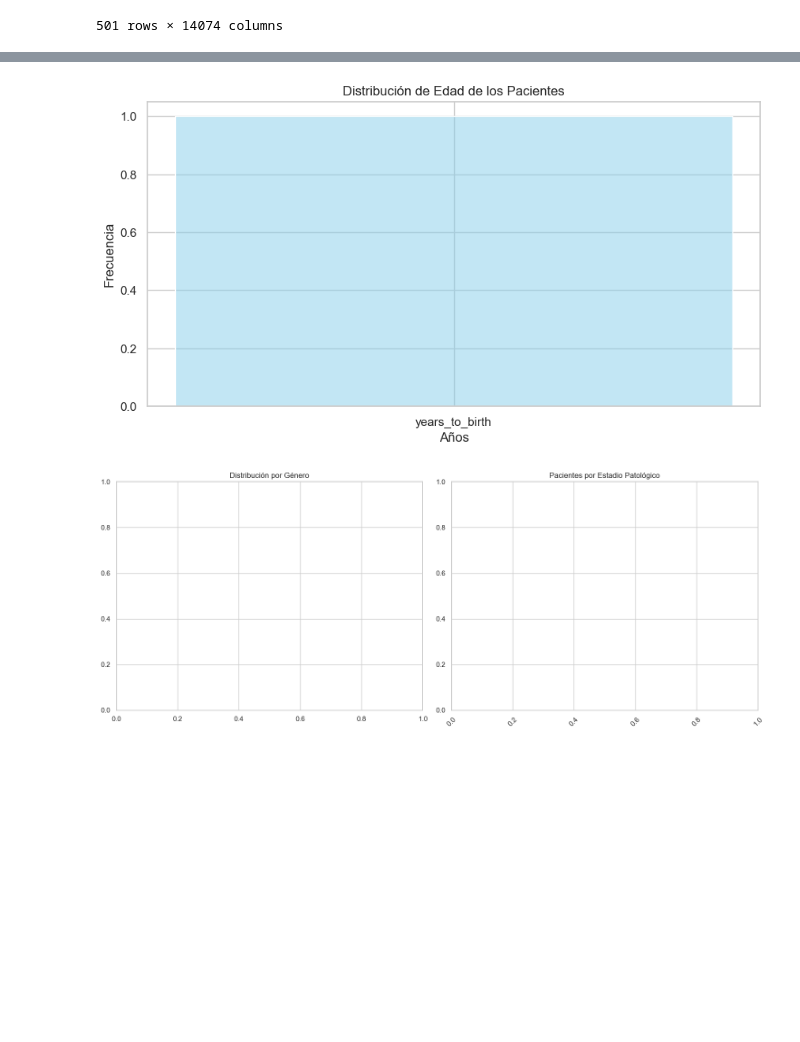
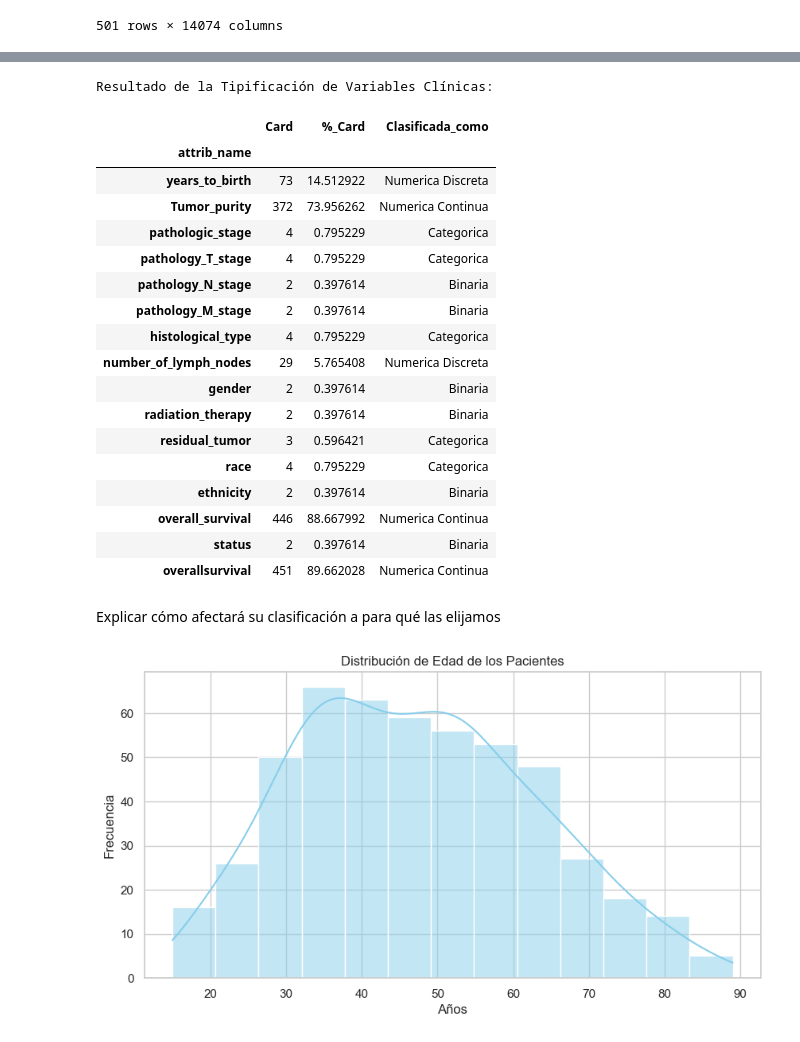
Before and after one commit to lolabarrios/Proyect_Break_EDA, a Jupyter notebook: codigo_EDA.ipynb, the cells around one changed output, grey strips where cells are left out. Drawn from its saved outputs; the diff is of its cells as text; code cells hidden in the pictures; blank space fills up the shorter version.

```diff
--- a/codigo_EDA.ipynb
+++ b/codigo_EDA.ipynb
@@ -129,0 +139,44 @@ import seaborn as sns
+# %%
+# Cálculo de la cardinalidad
+df_tipificacion = pd.DataFrame({
+    "Card": df_clinical.nunique(),
+    "%_Card": (df_clinical.nunique() / len(df_clinical)) * 100
+})
+
+# Aplicamos reglas de clasificación personalizadas
+# Partimos de la base de que casi todas parecen categóricas
+df_tipificacion["Clasificada_como"] = "Categorica"
+
+# Si tiene exactamente 2 valores  es Binaria
+df_tipificacion.loc[df_tipificacion["Card"] == 2, "Clasificada_como"] = "Binaria"
+
+# Si tiene más de 10 valores pero baja cardinalidad relativa, es Numerica Discreta
+df_tipificacion.loc[df_tipificacion["Card"] > 10, "Clasificada_como"] = "Numerica Discreta"
+
+# Si la cardinalidad relativa es mayor al 30%, es Numerica Continua
+df_tipificacion.loc[df_tipificacion["%_Card"] > 30, "Clasificada_como"] = "Numerica Continua"
+
+print("Resultado de la Tipificación de Variables Clínicas:")
+display(df_tipificacion)
+# %% [output]
+Resultado de la Tipificación de Variables Clínicas:
+|  | Card | %_Card | Clasificada_como |
+| attrib_name |  |  |  |
+| years_to_birth | 73 | 14.512922 | Numerica Discreta |
+| Tumor_purity | 372 | 73.956262 | Numerica Continua |
+| pathologic_stage | 4 | 0.795229 | Categorica |
+| pathology_T_stage | 4 | 0.795229 | Categorica |
+| pathology_N_stage | 2 | 0.397614 | Binaria |
+| pathology_M_stage | 2 | 0.397614 | Binaria |
+| histological_type | 4 | 0.795229 | Categorica |
+| number_of_lymph_nodes | 29 | 5.765408 | Numerica Discreta |
+| gender | 2 | 0.397614 | Binaria |
+| radiation_therapy | 2 | 0.397614 | Binaria |
+| residual_tumor | 3 | 0.596421 | Categorica |
+| race | 4 | 0.795229 | Categorica |
+| ethnicity | 2 | 0.397614 | Binaria |
+| overall_survival | 446 | 88.667992 | Numerica Continua |
+| status | 2 | 0.397614 | Binaria |
+| overallsurvival | 451 | 89.662028 | Numerica Continua |
+# %% [markdown]
+Explicar cómo afectará su clasificación a para qué las elijamos
@@ -130,30 +187,11 @@ import seaborn as sns
 # %%
-# Configuración estética de los gráficos
-sns.set_theme(style="whitegrid")
-plt.rcParams['figure.figsize'] = (12, 6)
-
 # Distribución de la EDAD
+df_combined['years_to_birth'] = pd.to_numeric(df_combined['years_to_birth'], errors='coerce') # Convertimos a numérico por seguridad
 plt.figure(figsize=(10, 5))
-sns.histplot(['years_to_birth'], kde=True, color='skyblue')
+sns.histplot(data=df_combined, x='years_to_birth', kde=True, color='skyblue')
 plt.title('Distribución de Edad de los Pacientes')
 plt.xlabel('Años')
 plt.ylabel('Frecuencia')
 plt.show()
-
-# Distribución de GÉNERO y ESTADIO PATOLÓGICO
-fig, axes = plt.subplots(1, 2, figsize=(15, 6))
-
-axes[0].set_title('Distribución por Género')
-
-# Ordenamos
-stage_order = ['stagei', 'stageii', 'stageiii', 'stageiv']
-sns.countplot
-
-axes[1].set_title('Pacientes por Estadio Patológico')
-plt.xticks(rotation=45)
-
-plt.tight_layout()
-plt.show()
 # %% [output]
-[figure, old version]
+[figure, new version]
-[figure, removed]
```
Also changed, not shown: parts of 39 cells of this notebook.
